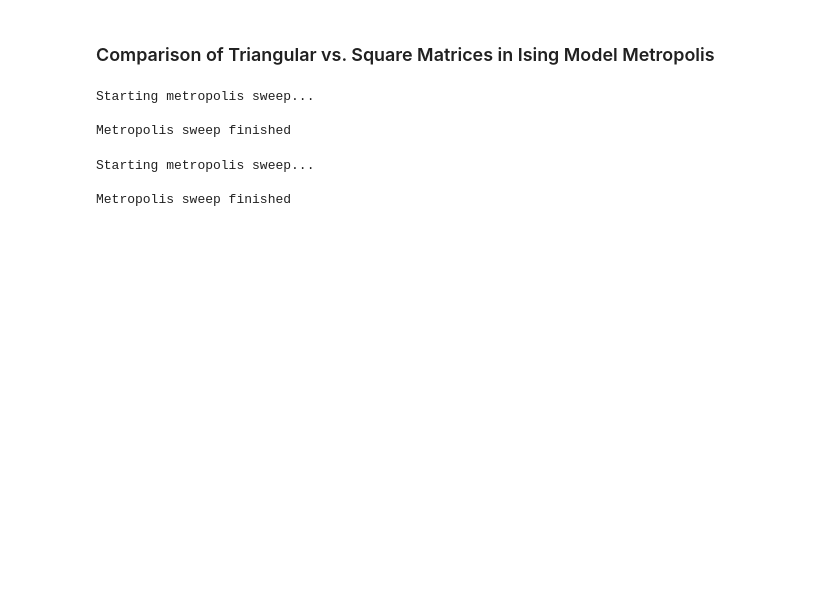
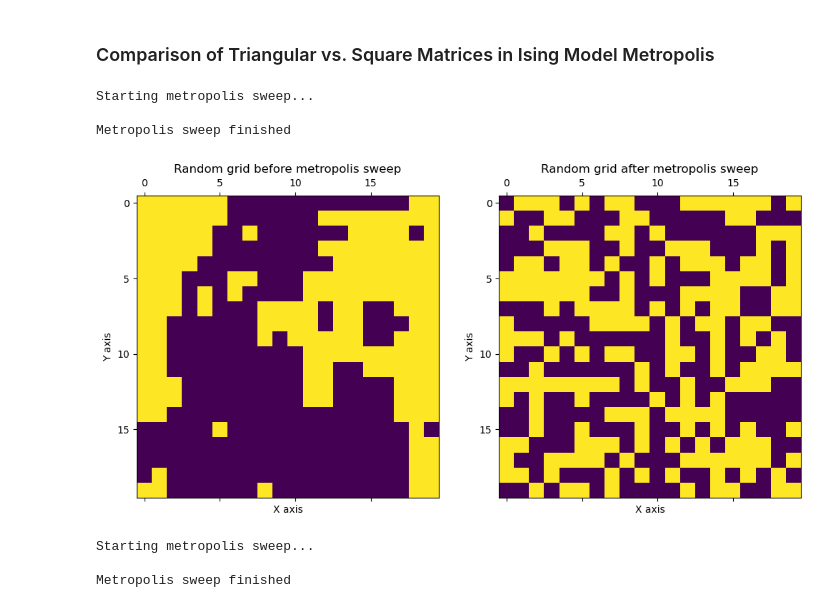
Before and after one commit to egead/ising_metropolis, a Jupyter notebook: Triangular vs. Square.ipynb, the cells around one changed output. Drawn from its saved outputs; the diff is of its cells as text; code cells hidden in the pictures; blank space fills up the shorter version.

Commit message:
Added: Basic Heatmap visualization

```diff
--- a/Triangular vs. Square.ipynb
+++ b/Triangular vs. Square.ipynb
@@ -5,9 +6,27 @@ import ising_metropolis as im
 # %%
 grid = im.create_random_grid((20, 20))
+random_grid = grid.copy()
 final_grid, energies, mags = im.metropolis_sweep(grid, T=2.0, J=1.0, lattice_type=0)
 # %% [output]
 Starting metropolis sweep...
 
 Metropolis sweep finished
+# %%
+def show_before_after_heatmap(random_grid,final_grid):
+    fig, (ax1, ax2) = plt.subplots(1,2, figsize=(12,12))
+
+    im1= ax1.matshow(grid, cmap='viridis')
+    ax1.set_title('Random grid before metropolis sweep')
+    ax1.set_xlabel('X axis')
+    ax1.set_ylabel('Y axis')
+
+    im2= ax2.matshow(random_grid, cmap='viridis')
+    ax2.set_title('Random grid after metropolis sweep')
+    ax2.set_xlabel('X axis')
+    ax2.set_ylabel('Y axis')
+# %%
+show_before_after_heatmap(random_grid,final_grid)
+# %% [output]
+[figure, added]
 # %%
 grid = im.create_random_grid((20, 20))
```
Also changed, not shown: parts of 4 cells of this notebook.
